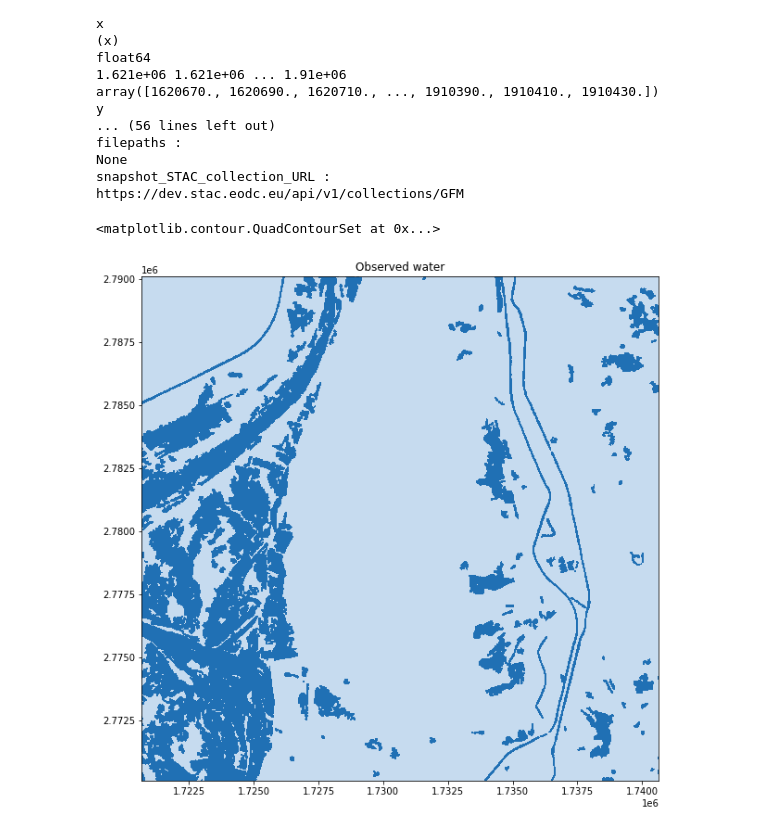
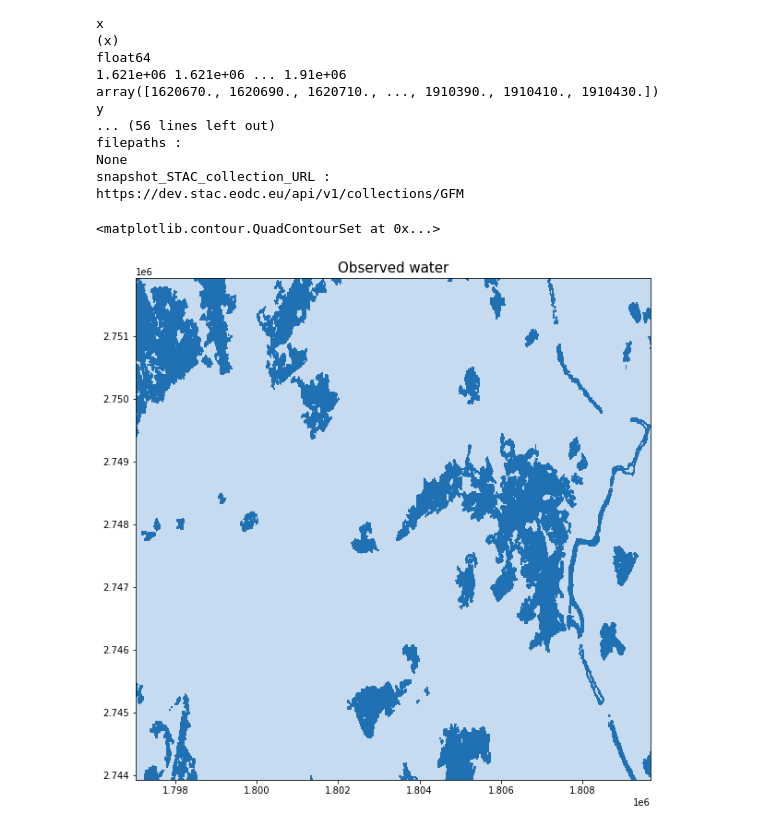
Before and after one commit to eodcgmbh/openeo-examples, a Jupyter notebook: UCs/UC11.ipynb, the cells around one changed output. Drawn from its saved outputs; the diff is of its cells as text; code cells hidden in the pictures.

Commit message:
update plots

```diff
--- a/UCs/UC11.ipynb
+++ b/UCs/UC11.ipynb
@@ -258,10 +279,10 @@ snapshot_STAC_collection_URL :
 https://dev.stac.eodc.eu/api/v1/collections/GFM
 # %%
 plt.figure(figsize=(10,10))
-plt.title("Observed water")
-d_small = d[0][5000:6000,5000:6000]
+plt.title("Observed water", fontsize=15)
+d_small = d.sel(band=1, x=slice(1797025,1809688), y=slice(2751932,2743913))
 X, Y = np.meshgrid(d_small.x.values, d_small.y.values)
 plt.contourf(X, Y, d_small,cmap='Blues')
 # %% [output]
 <matplotlib.contour.QuadContourSet at 0x...>
-[figure, old version]
+[figure, new version]
```
Also changed, not shown: parts of 5 cells of this notebook.
